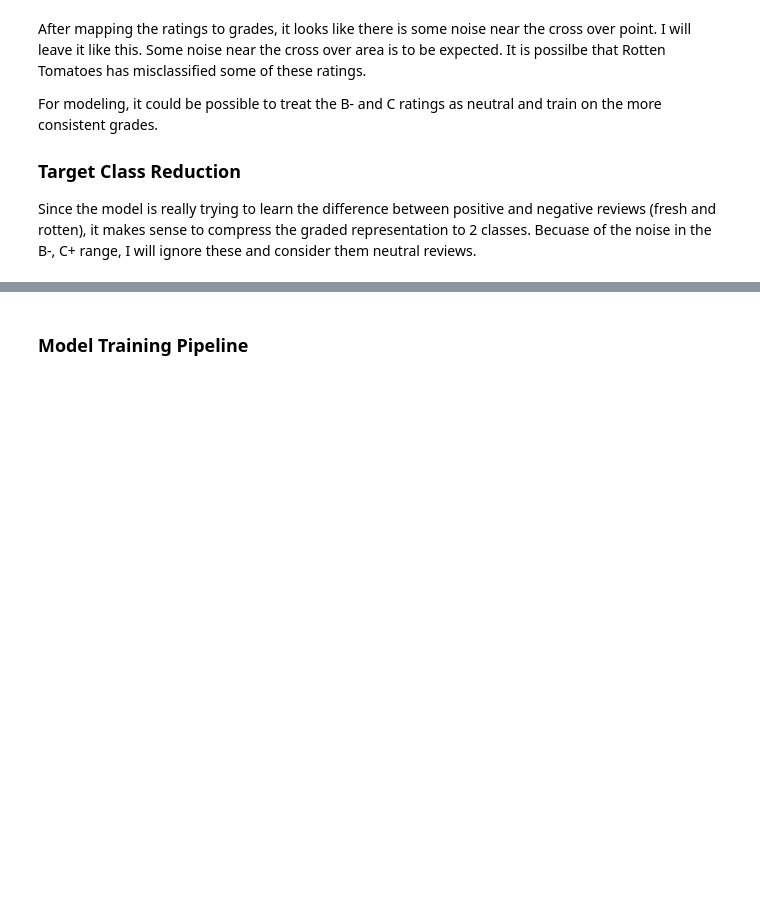
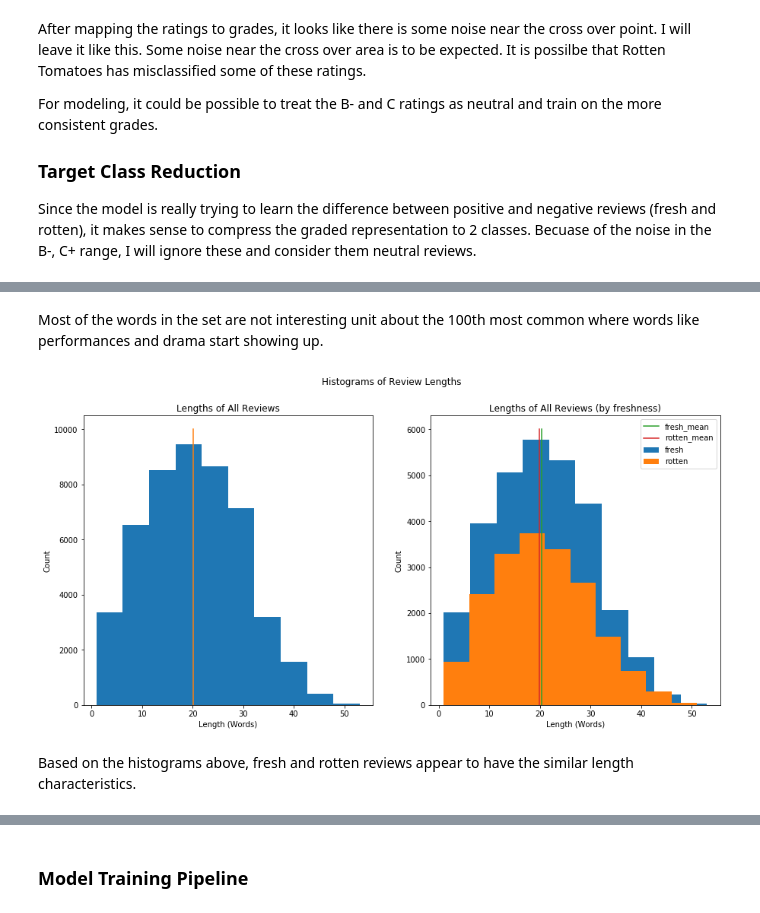
Before and after one commit to sjmiller8182/Rotten-Tomatoes-Analysis, a Jupyter notebook: Review Analysis.ipynb, the cells around one changed output, grey strips where cells are left out. Drawn from its saved outputs; the diff is of its cells as text; code cells hidden in the pictures; blank space fills up the shorter version.

Commit message:
add length EDA histograms start word count exploration

```diff
--- a/Review Analysis.ipynb
+++ b/Review Analysis.ipynb
@@ -281,0 +287,12 @@ data['pos_neg'] = data.apply(compress_classes, axis = 1)
+# %%
+from collections import Counter
+
+words = Counter()
+rev_lengths = list()
+for rev in list(data.review_pp):
+    if 'float' not in str(type(rev)):
+        n_rev = rev.split(' ')
+        rev_lengths.append(len(n_rev))
+        words.update(n_rev)
+total = len(list(words.elements()))
+print('There are {} unique words in the total set.'.format(total))
@@ -281,0 +324,15 @@ data['pos_neg'] = data.apply(compress_classes, axis = 1)
+# %% [markdown]
+Most of the words in the set are not interesting unit about the 100th most common where words like performances and drama start showing up.
+# %%
+revs = dict()
+revs['f'] = list(data[data['fresh']=='fresh'].review_pp)
+revs['r'] = list(data[data['fresh']=='rotten'].review_pp)
+
+words = {'f':Counter(), 'r':Counter()}
+rev_lens = {'f':list(), 'r':list()}
+for fresh in ['f', 'r']:
+    for rev in revs[fresh]:
+        if 'float' not in str(type(rev)):
+            n_rev = rev.split(' ')
+            rev_lens[fresh].append(len(n_rev))
+            words[fresh].update(n_rev)
@@ -282 +341,24 @@ data['pos_neg'] = data.apply(compress_classes, axis = 1)
+# %%
+fig, ax = plt.subplots(ncols = 2, figsize=(15,7))
+avg_all = np.mean(rev_lengths)
+avg_r = np.mean(rev_lens['r'])
+avg_f = np.mean(rev_lens['f'])
+ax[0].hist(rev_lengths);
+ax[0].plot([avg_all, avg_all], [0,10000])
+ax[0].set_title('Lengths of All Reviews');
+ax[0].set_xlabel('Length (Words)');
+ax[0].set_ylabel('Count');
+ax[1].hist(rev_lens['f'], label = 'fresh');
+ax[1].hist(rev_lens['r'], label = 'rotten');
+ax[1].plot([avg_f, avg_f],[0,6000], label = 'fresh_mean')
+ax[1].plot([avg_r, avg_r],[0,6000], label = 'rotten_mean')
+ax[1].set_title('Lengths of All Reviews (by freshness)');
+ax[1].set_xlabel('Length (Words)');
+ax[1].set_ylabel('Count');
+ax[1].legend();
+fig.suptitle('Histograms of Review Lengths');
+# %% [output]
+[figure, added]
+# %% [markdown]
+Based on the histograms above, fresh and rotten reviews appear to have the similar length characteristics.
 # %% [markdown]
```
Also changed, not shown: parts of 5 cells of this notebook.
